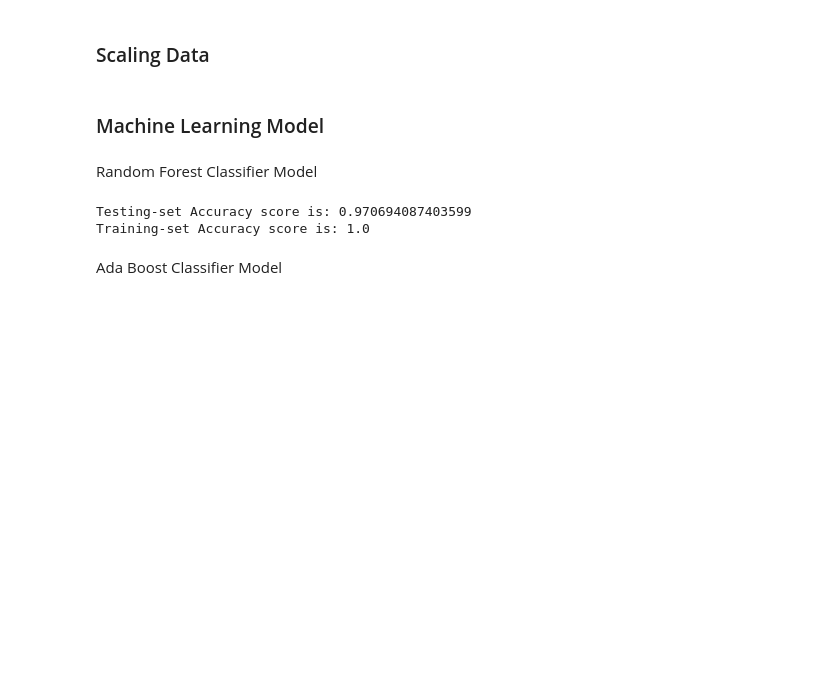
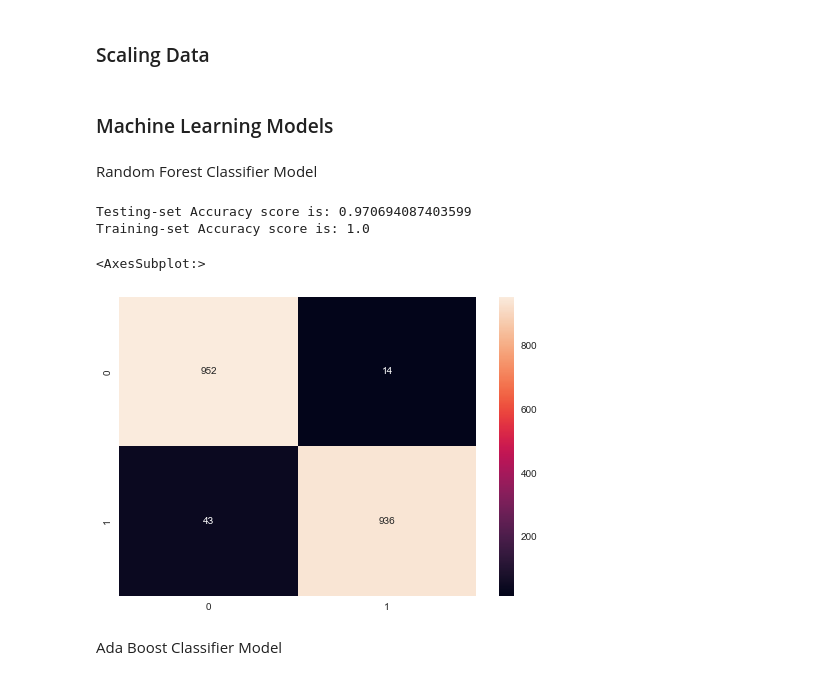
Before and after one commit to reyhannaufal/stroke-model-gigih, a Jupyter notebook: notebooks/Stroke.ipynb, the cells around one changed output. Drawn from its saved outputs; the diff is of its cells as text; code cells hidden in the pictures; blank space fills up the shorter version.

Commit message:
confusion matrix
add confusion matrix to models

```diff
--- a/notebooks/Stroke.ipynb
+++ b/notebooks/Stroke.ipynb
@@ -578,19 +578,23 @@ scaler.fit(X_train)
 X_train = scaler.transform(X_train)
 X_test = scaler.transform(X_test)
 # %% [markdown]
-### Machine Learning Model
+### Machine Learning Models
 # %% [markdown]
 Random Forest Classifier Model
 # %%
 clf_rf = RandomForestClassifier(random_state=777)
 clf_rf = clf_rf.fit(X_train,y_train)
 y_pred_rf = clf_rf.predict(X_test)
 acc = accuracy_score(y_test, y_pred_rf)
 print('Testing-set Accuracy score is:', acc)
 print('Training-set Accuracy score is:',accuracy_score(y_train,clf_rf.predict(X_train)))
+cm = confusion_matrix(y_test, y_pred_rf)
+sns.heatmap(cm, annot = True, fmt = "d")
 # %% [output]
 Testing-set Accuracy score is: 0.970694087403599
 Training-set Accuracy score is: 1.0
+<AxesSubplot:>
+[figure, added]
 # %% [markdown]
 Ada Boost Classifier Model
 # %%
```
Also changed, not shown: parts of 11 cells of this notebook.
